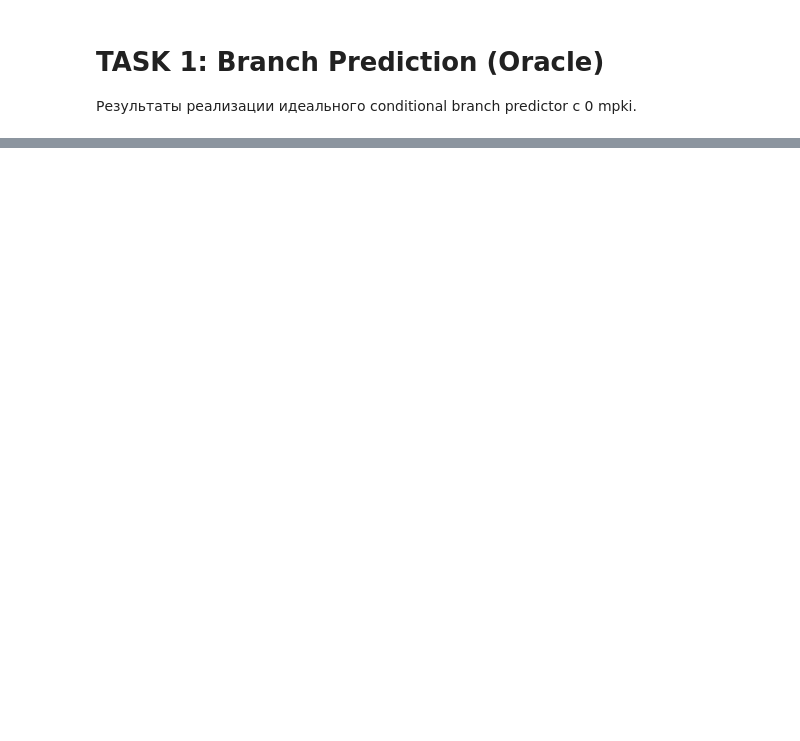
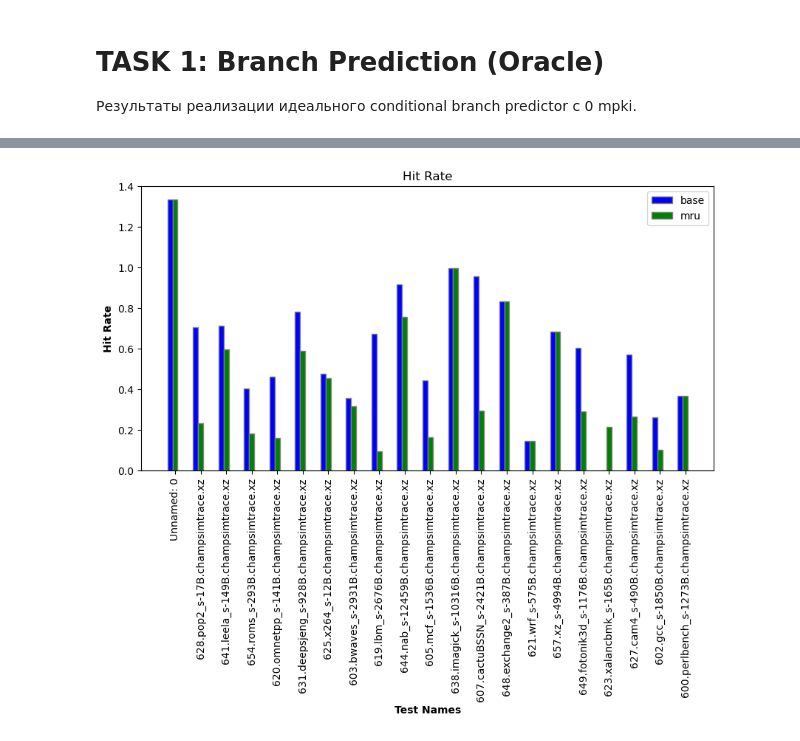
Before and after one commit to Dmitrryy/ChampSim, a Jupyter notebook: tasks/task2/report.ipynb, the cells around one changed output, grey strips where cells are left out. Drawn from its saved outputs; the diff is of its cells as text; code cells hidden in the pictures; blank space fills up the shorter version.

```diff
--- a/tasks/task2/report.ipynb
+++ b/tasks/task2/report.ipynb
@@ -63,0 +49,4 @@ plot_metric([base_metrics, mru_metrics], 0, "IPC", ["base", "hashed perception",
+# %%
+plot_metric([base_hitrate, mru_hitrate], 0, "Hit Rate", ["base", "mru"])
+# %% [output]
+[figure, added]
```
Also changed, not shown: parts of 7 cells of this notebook, 3 other files.
